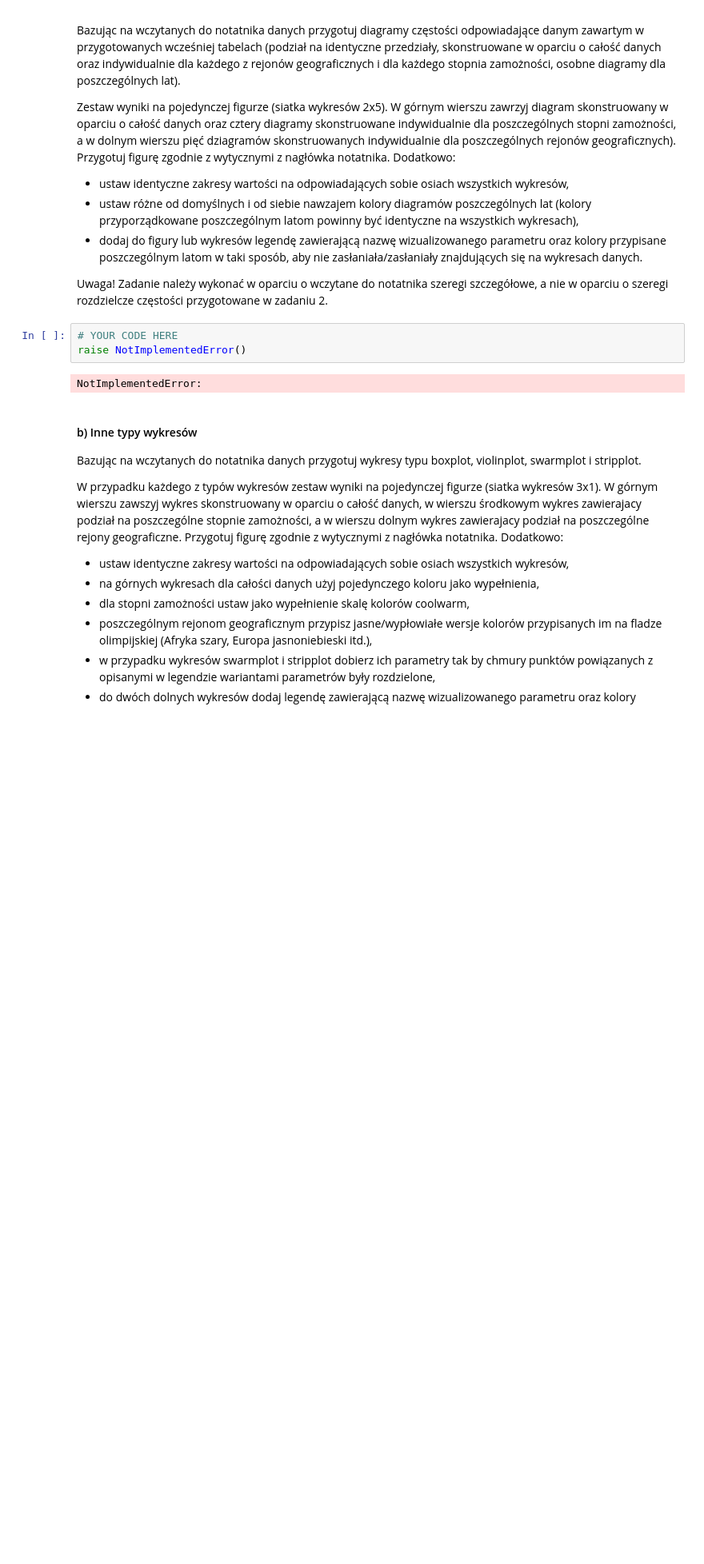
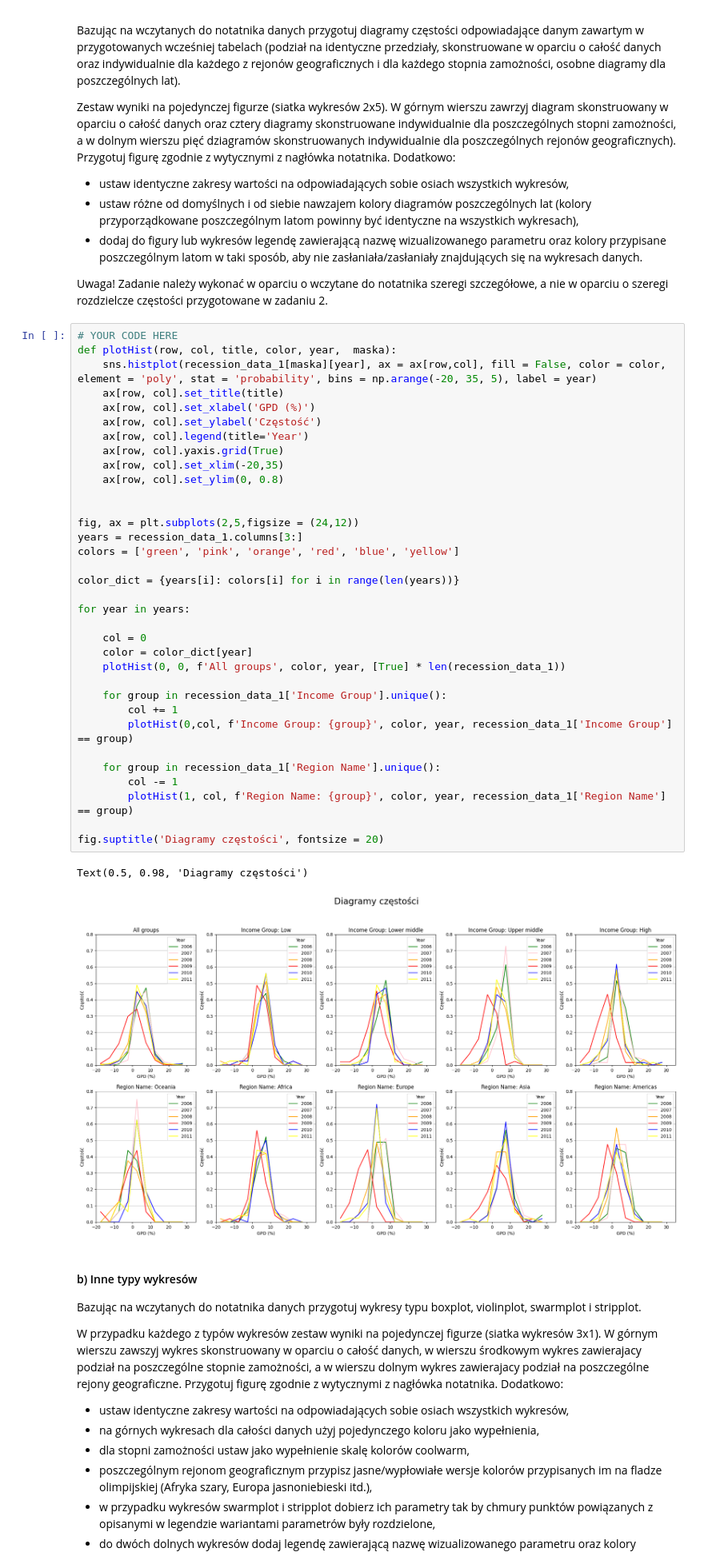
Before and after one commit to kubanskan/AGHCourse-DataAnalysisPython, a Jupyter notebook: Project2-DescriptiveStatisticsPart2/ZZ02_CZ02.ipynb, the cells around one changed output. Shown at 80% size. Saved outputs shown, nothing was run; the diff lists cells and outputs as text; blank space fills up the shorter version.

Commit message:
ZZ02_Cz02 - First plot

```diff
--- a/Project2-DescriptiveStatisticsPart2/ZZ02_CZ02.ipynb
+++ b/Project2-DescriptiveStatisticsPart2/ZZ02_CZ02.ipynb
@@ -240,9 +240,41 @@ Zestaw wyniki na pojedynczej figurze (siatka wykresów 2x5). W górnym wierszu z
 Uwaga! Zadanie należy wykonać w oparciu o wczytane do notatnika szeregi szczegółowe, a nie w oparciu o szeregi rozdzielcze częstości przygotowane w zadaniu 2.
 # %%
 # YOUR CODE HERE
-raise NotImplementedError()
+def plotHist(row, col, title, color, year,  maska):
+    sns.histplot(recession_data_1[maska][year], ax = ax[row,col], fill = False, color = color, element = 'poly', stat = 'probability', bins = np.arange(-20, 35, 5), label = year)
+    ax[row, col].set_title(title)
+    ax[row, col].set_xlabel('GPD (%)')
+    ax[row, col].set_ylabel('Częstość')
+    ax[row, col].legend(title='Year')
+    ax[row, col].yaxis.grid(True)
+    ax[row, col].set_xlim(-20,35)
+    ax[row, col].set_ylim(0, 0.8)
+
+
+fig, ax = plt.subplots(2,5,figsize = (24,12))
+years = recession_data_1.columns[3:]
+colors = ['green', 'pink', 'orange', 'red', 'blue', 'yellow']
+
+color_dict = {years[i]: colors[i] for i in range(len(years))}
+
+for year in years:
+
+    col = 0
+    color = color_dict[year]
+    plotHist(0, 0, f'All groups', color, year, [True] * len(recession_data_1))
+
+    for group in recession_data_1['Income Group'].unique():
+        col += 1
+        plotHist(0,col, f'Income Group: {group}', color, year, recession_data_1['Income Group'] == group)
+
+    for group in recession_data_1['Region Name'].unique():
+        col -= 1
+        plotHist(1, col, f'Region Name: {group}', color, year, recession_data_1['Region Name'] == group)
+
+fig.suptitle('Diagramy częstości', fontsize = 20)
 # %% [output]
-NotImplementedError:
+Text(0.5, 0.98, 'Diagramy częstości')
+[figure, added]
 # %% [markdown]
 #### b) Inne typy wykresów
 Bazując na wczytanych do notatnika danych przygotuj wykresy typu boxplot, violinplot, swarmplot i stripplot.
```
Also changed, not shown: parts of 1 cell of this notebook.
